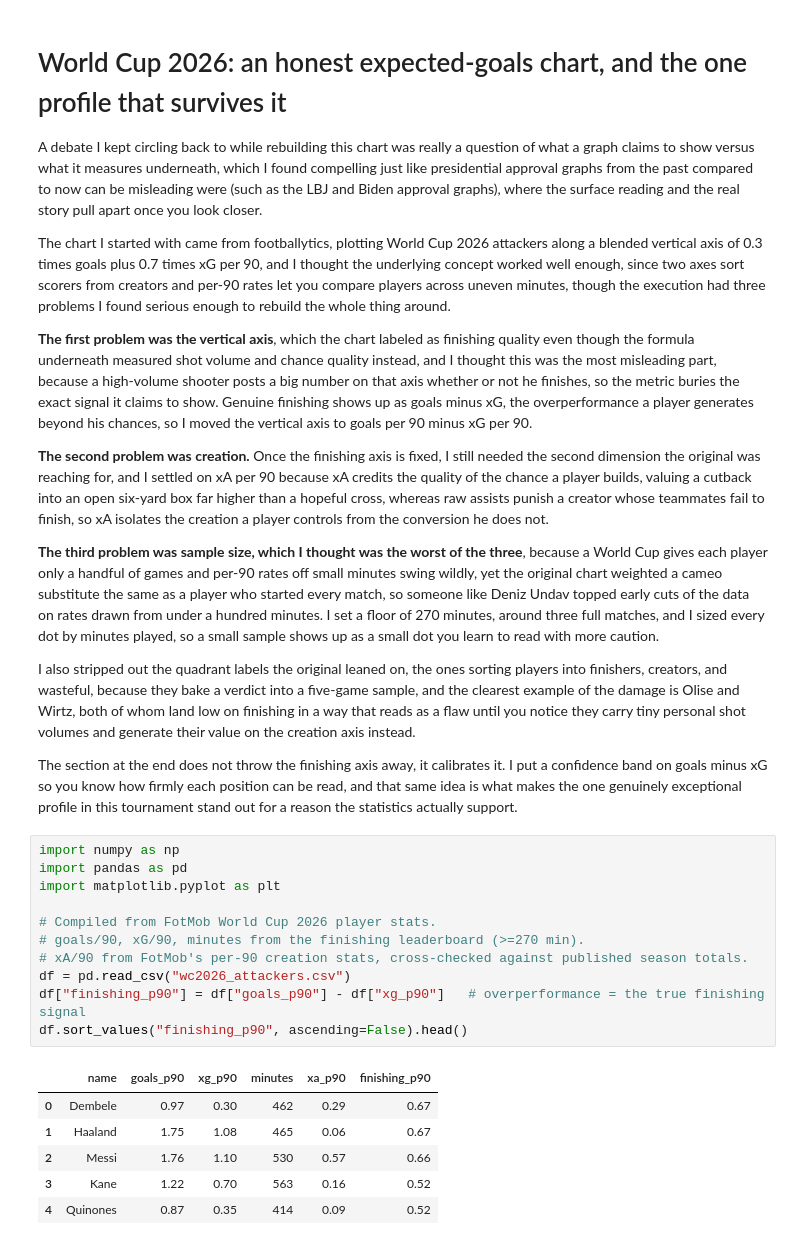
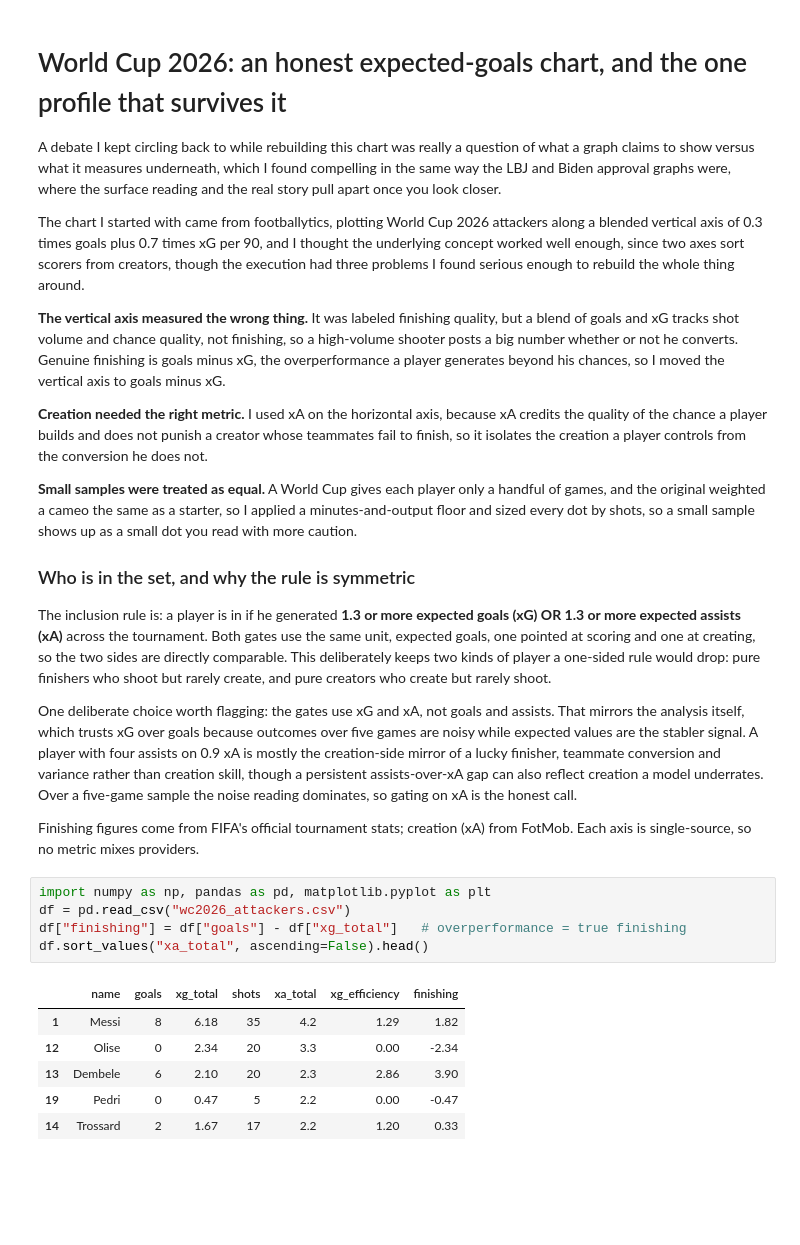
Before and after one commit to wingedhusssar-pixel/wc2026-top-attacking-threat-analysis, a Jupyter notebook: wc2026_xg_analysis.ipynb, the cells around one changed output. Drawn from its saved outputs; the diff is of its cells as text; blank space fills up the shorter version.

```diff
--- a/wc2026_xg_analysis.ipynb
+++ b/wc2026_xg_analysis.ipynb
@@ -1,35 +1,33 @@
 # %% [markdown]
 # World Cup 2026: an honest expected-goals chart, and the one profile that survives it
 
-A debate I kept circling back to while rebuilding this chart was really a question of what a graph claims to show versus what it measures underneath, which I found compelling just like presidential approval graphs from the past compared to now can be misleading were (such as the LBJ and Biden approval graphs), where the surface reading and the real story pull apart once you look closer.
+A debate I kept circling back to while rebuilding this chart was really a question of what a graph claims to show versus what it measures underneath, which I found compelling in the same way the LBJ and Biden approval graphs were, where the surface reading and the real story pull apart once you look closer.
 
-The chart I started with came from footballytics, plotting World Cup 2026 attackers along a blended vertical axis of 0.3 times goals plus 0.7 times xG per 90, and I thought the underlying concept worked well enough, since two axes sort scorers from creators and per-90 rates let you compare players across uneven minutes, though the execution had three problems I found serious enough to rebuild the whole thing around.
+The chart I started with came from footballytics, plotting World Cup 2026 attackers along a blended vertical axis of 0.3 times goals plus 0.7 times xG per 90, and I thought the underlying concept worked well enough, since two axes sort scorers from creators, though the execution had three problems I found serious enough to rebuild the whole thing around.
 
-**The first problem was the vertical axis**, which the chart labeled as finishing quality even though the formula underneath measured shot volume and chance quality instead, and I thought this was the most misleading part, because a high-volume shooter posts a big number on that axis whether or not he finishes, so the metric buries the exact signal it claims to show. Genuine finishing shows up as goals minus xG, the overperformance a player generates beyond his chances, so I moved the vertical axis to goals per 90 minus xG per 90.
+**The vertical axis measured the wrong thing.** It was labeled finishing quality, but a blend of goals and xG tracks shot volume and chance quality, not finishing, so a high-volume shooter posts a big number whether or not he converts. Genuine finishing is goals minus xG, the overperformance a player generates beyond his chances, so I moved the vertical axis to goals minus xG.
 
-**The second problem was creation.** Once the finishing axis is fixed, I still needed the second dimension the original was reaching for, and I settled on xA per 90 because xA credits the quality of the chance a player builds, valuing a cutback into an open six-yard box far higher than a hopeful cross, whereas raw assists punish a creator whose teammates fail to finish, so xA isolates the creation a player controls from the conversion he does not.
+**Creation needed the right metric.** I used xA on the horizontal axis, because xA credits the quality of the chance a player builds and does not punish a creator whose teammates fail to finish, so it isolates the creation a player controls from the conversion he does not.
 
-**The third problem was sample size, which I thought was the worst of the three**, because a World Cup gives each player only a handful of games and per-90 rates off small minutes swing wildly, yet the original chart weighted a cameo substitute the same as a player who started every match, so someone like Deniz Undav topped early cuts of the data on rates drawn from under a hundred minutes. I set a floor of 270 minutes, around three full matches, and I sized every dot by minutes played, so a small sample shows up as a small dot you learn to read with more caution.
+**Small samples were treated as equal.** A World Cup gives each player only a handful of games, and the original weighted a cameo the same as a starter, so I applied a minutes-and-output floor and sized every dot by shots, so a small sample shows up as a small dot you read with more caution.
 
-I also stripped out the quadrant labels the original leaned on, the ones sorting players into finishers, creators, and wasteful, because they bake a verdict into a five-game sample, and the clearest example of the damage is Olise and Wirtz, both of whom land low on finishing in a way that reads as a flaw until you notice they carry tiny personal shot volumes and generate their value on the creation axis instead.
+### Who is in the set, and why the rule is symmetric
 
-The section at the end does not throw the finishing axis away, it calibrates it. I put a confidence band on goals minus xG so you know how firmly each position can be read, and that same idea is what makes the one genuinely exceptional profile in this tournament stand out for a reason the statistics actually support.
+The inclusion rule is: a player is in if he generated **1.3 or more expected goals (xG) OR 1.3 or more expected assists (xA)** across the tournament. Both gates use the same unit, expected goals, one pointed at scoring and one at creating, so the two sides are directly comparable. This deliberately keeps two kinds of player a one-sided rule would drop: pure finishers who shoot but rarely create, and pure creators who create but rarely shoot.
+
+One deliberate choice worth flagging: the gates use xG and xA, not goals and assists. That mirrors the analysis itself, which trusts xG over goals because outcomes over five games are noisy while expected values are the stabler signal. A player with four assists on 0.9 xA is mostly the creation-side mirror of a lucky finisher, teammate conversion and variance rather than creation skill, though a persistent assists-over-xA gap can also reflect creation a model underrates. Over a five-game sample the noise reading dominates, so gating on xA is the honest call.
+
+Finishing figures come from FIFA's official tournament stats; creation (xA) from FotMob. Each axis is single-source, so no metric mixes providers.
 # %%
-import numpy as np
-import pandas as pd
-import matplotlib.pyplot as plt
-
-# Compiled from FotMob World Cup 2026 player stats.
-# goals/90, xG/90, minutes from the finishing leaderboard (>=270 min).
-# xA/90 from FotMob's per-90 creation stats, cross-checked against published season totals.
+import numpy as np, pandas as pd, matplotlib.pyplot as plt
 df = pd.read_csv("wc2026_attackers.csv")
-df["finishing_p90"] = df["goals_p90"] - df["xg_p90"]   # overperformance = the true finishing signal
-df.sort_values("finishing_p90", ascending=False).head()
+df["finishing"] = df["goals"] - df["xg_total"]   # overperformance = true finishing
+df.sort_values("xa_total", ascending=False).head()
 # %% [output]
-|  | name | goals_p90 | xg_p90 | minutes | xa_p90 | finishing_p90 |
-| 0 | Dembele | 0.97 | 0.30 | 462 | 0.29 | 0.67 |
-| 1 | Haaland | 1.75 | 1.08 | 465 | 0.06 | 0.67 |
-| 2 | Messi | 1.76 | 1.10 | 530 | 0.57 | 0.66 |
-| 3 | Kane | 1.22 | 0.70 | 563 | 0.16 | 0.52 |
-| 4 | Quinones | 0.87 | 0.35 | 414 | 0.09 | 0.52 |
+|  | name | goals | xg_total | shots | xa_total | xg_efficiency | finishing |
+| 1 | Messi | 8 | 6.18 | 35 | 4.2 | 1.29 | 1.82 |
+| 12 | Olise | 0 | 2.34 | 20 | 3.3 | 0.00 | -2.34 |
+| 13 | Dembele | 6 | 2.10 | 20 | 2.3 | 2.86 | 3.90 |
+| 19 | Pedri | 0 | 0.47 | 5 | 2.2 | 0.00 | -0.47 |
+| 14 | Trossard | 2 | 1.67 | 17 | 2.2 | 1.20 | 0.33 |
 # %% [markdown]
```
Also changed, not shown: parts of 15 cells of this notebook, 2 other files.
